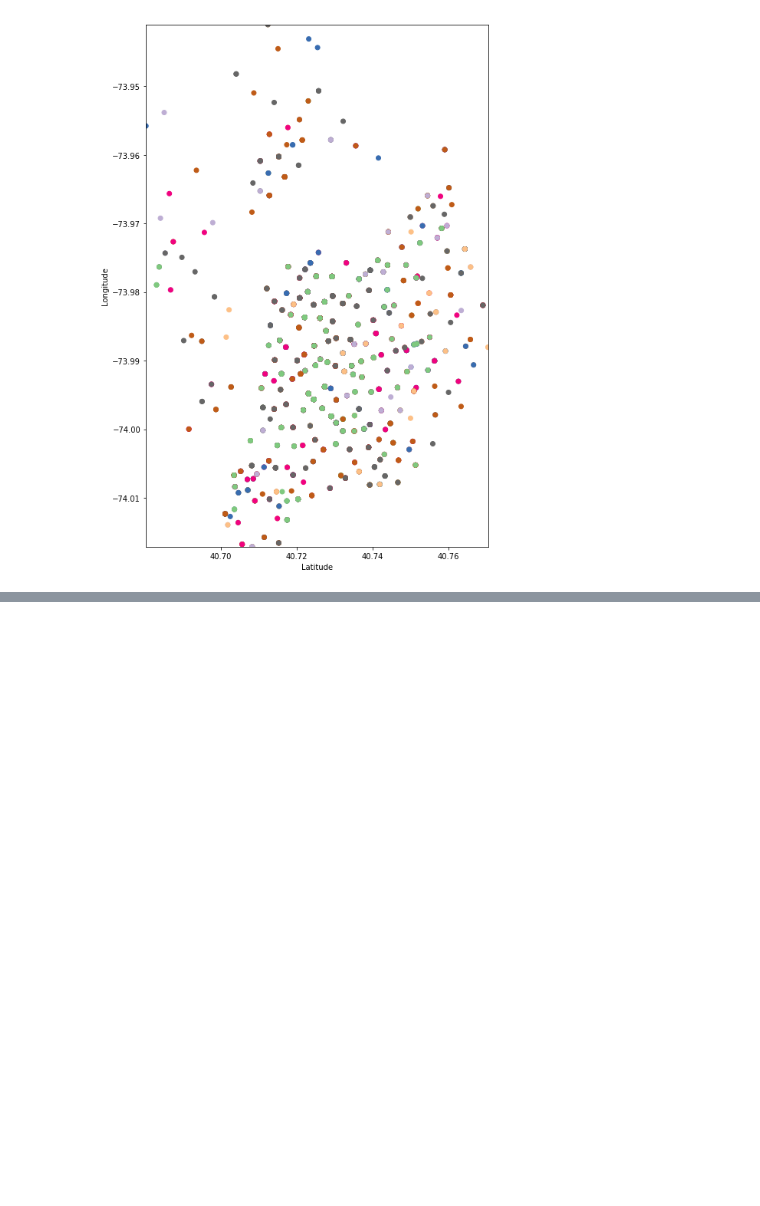
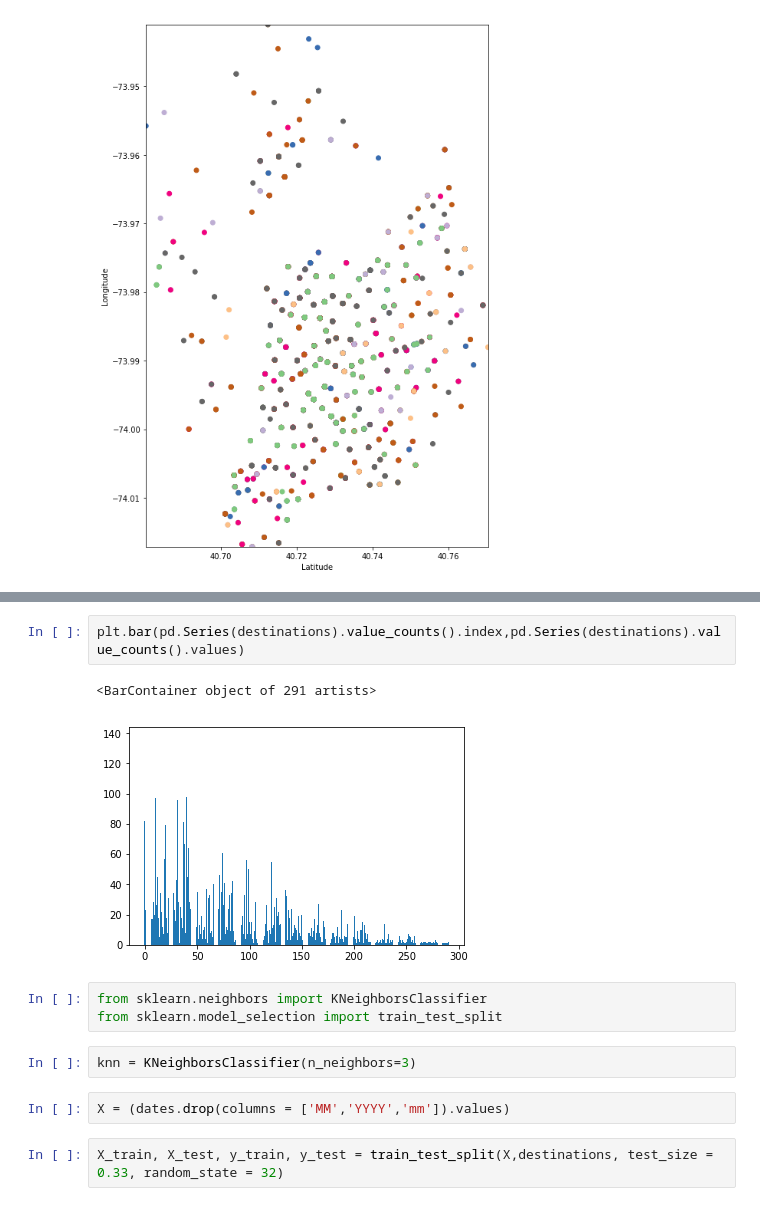
Before and after one commit to pulkitmehta/bikeIntel, a Jupyter notebook: Destination recommender.ipynb, the cells around one changed output, grey strips where cells are left out. Drawn from its saved outputs; the diff is of its cells as text; blank space fills up the shorter version.

```diff
--- a/Untitled.ipynb
+++ b/Destination recommender.ipynb
@@ -111,0 +123,14 @@ plt.plot()
+# %%
+plt.bar(pd.Series(destinations).value_counts().index,pd.Series(destinations).value_counts().values)
+# %% [output]
+<BarContainer object of 291 artists>
+[figure, added]
+# %%
+from sklearn.neighbors import KNeighborsClassifier
+from sklearn.model_selection import train_test_split
+# %%
+knn = KNeighborsClassifier(n_neighbors=3)
+# %%
+X = (dates.drop(columns = ['MM','YYYY','mm']).values)
+# %%
+X_train, X_test, y_train, y_test = train_test_split(X,destinations, test_size = 0.33, random_state = 32)
```
Also changed, not shown: parts of 20 cells of this notebook.
